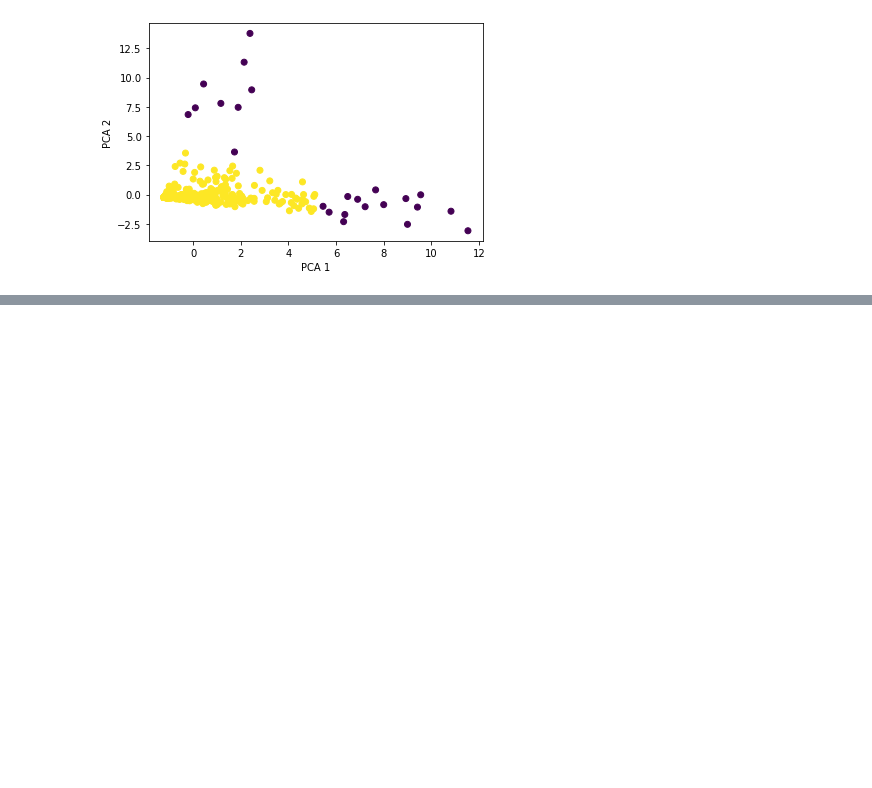
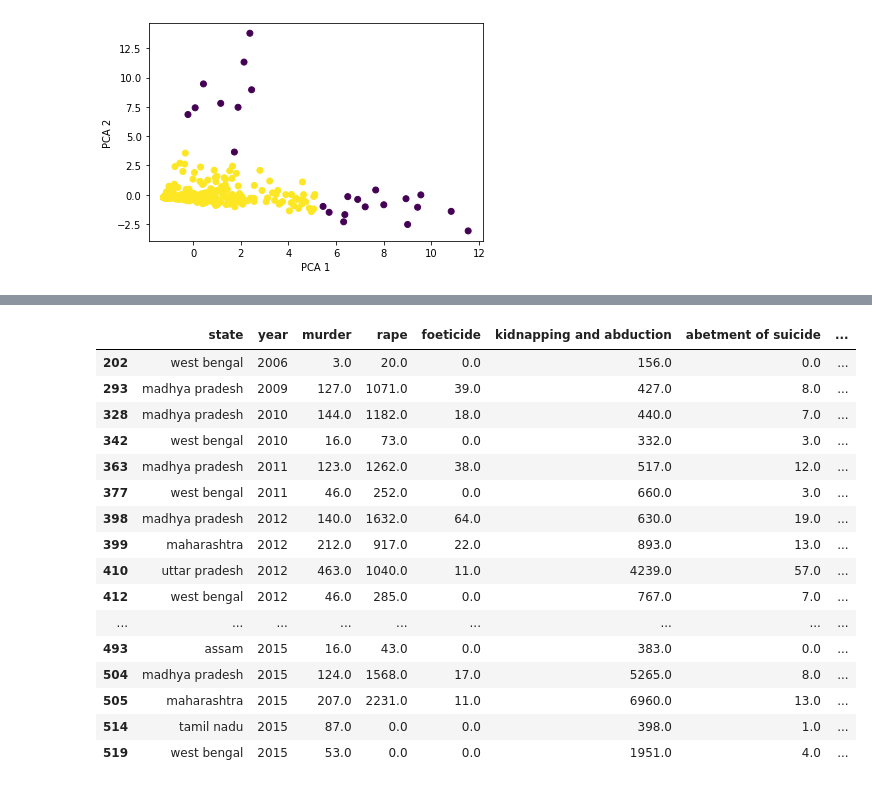
Before and after one commit to rynaa/crime-analysis-report-1, a Jupyter notebook: dbscan.ipynb, the cells around one changed output, grey strips where cells are left out. Cells and saved outputs as stored; diff of their text form; code cells hidden in the pictures; blank space fills up the shorter version.

```diff
--- a/dbscan.ipynb
+++ b/dbscan.ipynb
@@ -197,3 +212,6 @@ plt.ylabel('PCA 2')
 # %% [output]
 Text(0, 0.5, 'PCA 2')
 [figure]
+# %%
+df_dbscan_labels = pd.concat([data[all_headers[:2]], pd.Series(clusterer.labels_)], axis=1)
+df_dbscan_labels.columns = ['State', 'Year', 'Label']
@@ -199,0 +234,23 @@ Text(0, 0.5, 'PCA 2')
+# %%
+df = pd.read_pickle('./state_clubbed_df.pickle')
+concat_df = pd.concat([df, df_dbscan_labels['Label']], axis=1)
+outliers = concat_df[concat_df['Label'] == -1]
+outliers
+# %% [output]
+|  | state | year | murder | rape | foeticide | kidnapping and abduction | abetment of suicide | ... |
+| 202 | west bengal | 2006 | 3.0 | 20.0 | 0.0 | 156.0 | 0.0 | ... |
+| 293 | madhya pradesh | 2009 | 127.0 | 1071.0 | 39.0 | 427.0 | 8.0 | ... |
+| 328 | madhya pradesh | 2010 | 144.0 | 1182.0 | 18.0 | 440.0 | 7.0 | ... |
+| 342 | west bengal | 2010 | 16.0 | 73.0 | 0.0 | 332.0 | 3.0 | ... |
+| 363 | madhya pradesh | 2011 | 123.0 | 1262.0 | 38.0 | 517.0 | 12.0 | ... |
+| 377 | west bengal | 2011 | 46.0 | 252.0 | 0.0 | 660.0 | 3.0 | ... |
+| 398 | madhya pradesh | 2012 | 140.0 | 1632.0 | 64.0 | 630.0 | 19.0 | ... |
+| 399 | maharashtra | 2012 | 212.0 | 917.0 | 22.0 | 893.0 | 13.0 | ... |
+| 410 | uttar pradesh | 2012 | 463.0 | 1040.0 | 11.0 | 4239.0 | 57.0 | ... |
+| 412 | west bengal | 2012 | 46.0 | 285.0 | 0.0 | 767.0 | 7.0 | ... |
+| ... | ... | ... | ... | ... | ... | ... | ... | ... |
+| 493 | assam | 2015 | 16.0 | 43.0 | 0.0 | 383.0 | 0.0 | ... |
+| 504 | madhya pradesh | 2015 | 124.0 | 1568.0 | 17.0 | 5265.0 | 8.0 | ... |
+| 505 | maharashtra | 2015 | 207.0 | 2231.0 | 11.0 | 6960.0 | 13.0 | ... |
+| 514 | tamil nadu | 2015 | 87.0 | 0.0 | 0.0 | 398.0 | 1.0 | ... |
+| 519 | west bengal | 2015 | 53.0 | 0.0 | 0.0 | 1951.0 | 4.0 | ... |
```
Also changed, not shown: parts of 6 cells of this notebook, 24 other files.
